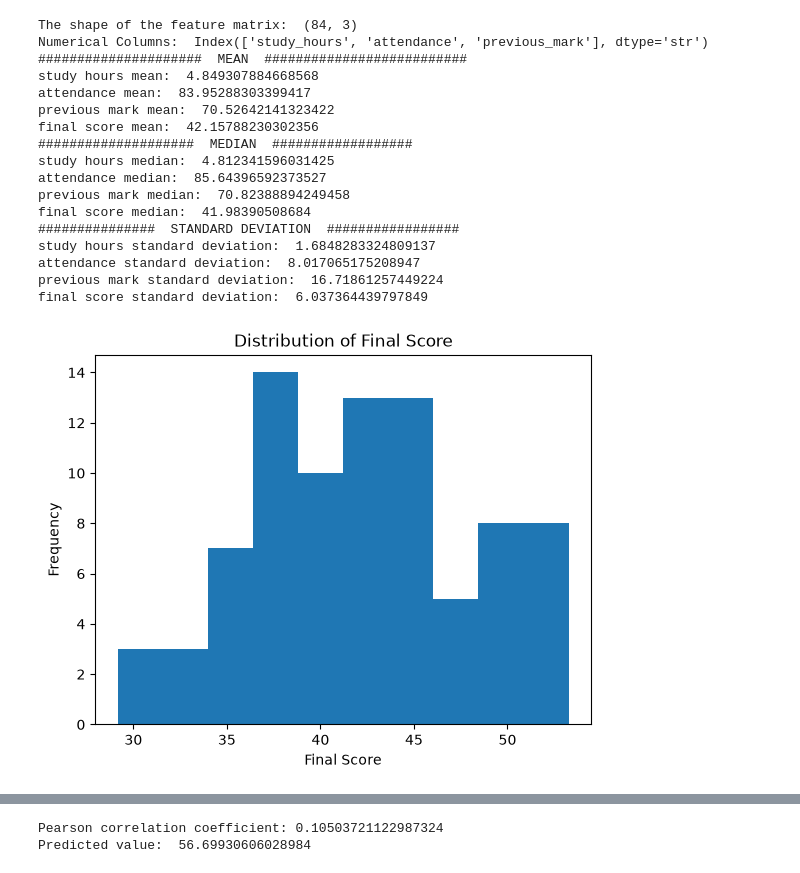
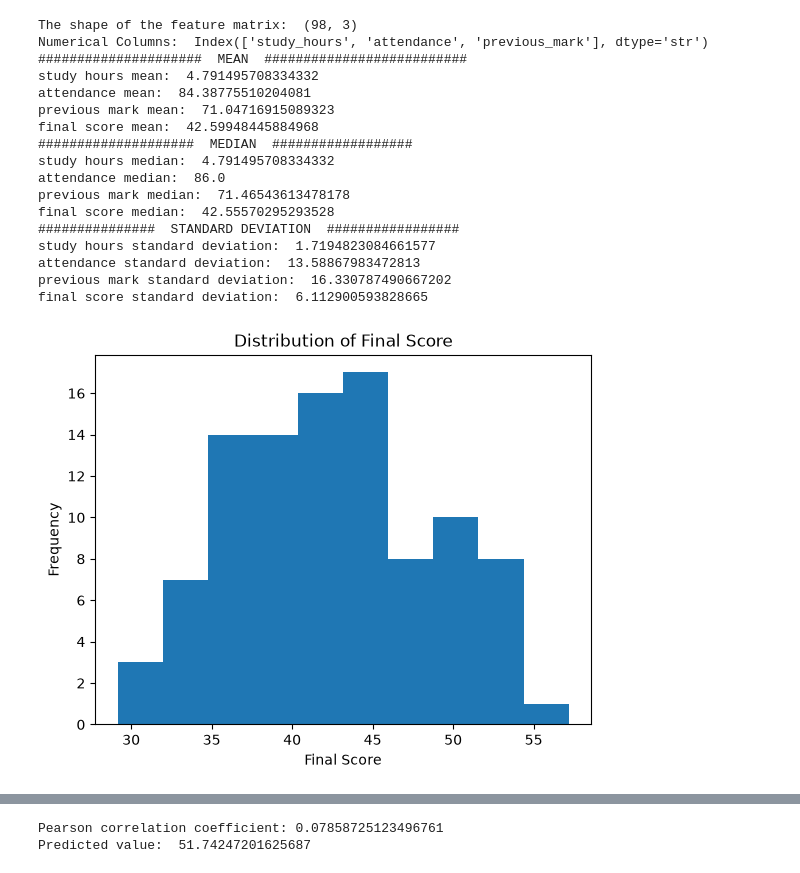
Before and after one commit to Natikdk/machine_learning_lab_1, a Jupyter notebook: Machine_Learning.ipynb, the cells around one changed output, grey strips where cells are left out. Saved outputs shown, nothing was run; the diff lists cells and outputs as text; code cells hidden in the pictures.

Commit message:
Add files via upload
Impute rather than remove rows

```diff
--- a/Machine_Learning.ipynb
+++ b/Machine_Learning.ipynb
@@ -25,19 +25,33 @@ df.loc[98, 'attendance'] = -10 # Impossible value
 # PART A Inspect and Clean
 
 # 1. Identify the outlier in study_hours (the student with 50 hours). Remove or cap this value as you see fit. Justify your choice.
-df_clean1 = df[df["study_hours"].notna()]  # cleaning begins by removing non-available values.
-df_clean2 = df_clean1[df_clean1["study_hours"] >= 0] # removes negative study hours
-# print (df_clean2["study_hours"]) # inspect for any outliers, 50 hours is an outlier
-df_clean3 = df_clean2[df_clean2["study_hours"] < 50] # removes the outlier!
-# I decided to remove rather than cap because the value is likely be an error and capping it would not be  essential
+
+df_clean1 = df[(df["study_hours"].isna()) | ((df["study_hours"] >= 0) & (df["study_hours"] < 50))].copy()
+# The above line removes any negative study hours, and the outlier while keeping the NaN values for later imputations.
+
+df_clean1["study_hours"] = df_clean1["study_hours"].fillna(df_clean1["study_hours"].mean()) # fill the not-available data with the mean
+
+# Justification:
+#             I decided to impute rather than remove because the missing values are repeated (6% of the database)
+#             and by simply removing them we may lose valuable insights.
 
 
-# cleaning other impossible values (attendance) Assuming  attendance is in percent
-df_clean = df_clean3[ (df_clean3["attendance"] >= 0) & (df_clean3["attendance"] <= 100)]
+
+# cleaning other impossible values (attendance):
+# Attendance can never be in decimal so I decided to round the values to mimick reality
+# I made this decision because the decimals were merely the result of the algorith that produced the database
+df_clean1["attendance"] = df_clean1["attendance"].round()
+
+df_clean = df_clean1
+
+# ** Another assumption is that previous marks are graded out of at least above 130
+
+
 
 # 2. What is the shape of the feature matrix? Which columns are numerical? Which column is your target variable?
+
 feature_matrix = df_clean.drop(columns = ["final_score"])
-print ("The shape of the feature matrix: ", feature_matrix.shape) # result = (84, 3) 3 features and 84 records (84 because the cleaning removed some rows)
+print ("The shape of the feature matrix: ", feature_matrix.shape) # result = (98, 3) 3 features and 98 records (98 because the cleaning removed some rows)
 print("Numerical Columns: ", feature_matrix.select_dtypes(include="number").columns) # result  = Index(['study_hours', 'attendance', 'previous_mark'], dtype='str')
 target= df_clean["final_score"] # The final colum is the target variable.
 
@@ -107,10 +121,11 @@ correlation = df_clean["study_hours"].corr(df_clean["final_score"])
 print("Pearson correlation coefficient:", correlation)
 
 # 2. Critical Thinking: If a student studies 10 hours, does the correlation
+
 # guarantee they will get a specific score? What is a potential "lurking" or
 # "confounding" variable that could explain the link between study time and scores?
 
-# Answer: No. The Pearson correlation coefficient of 0.105 indicates a very weak positive linear relationship between study hours and final scores.
+# Answer: No. The Pearson correlation coefficient of 0.07 indicates a very weak positive linear relationship between study hours and final scores.
 #  A potential confounding variable is previous academic performance, because students with higher previous marks may have a stronger understanding of the subject and achieve higher final scores regardless of their study hours.
 
 # PART E — Vectors and Dot Product
@@ -134,44 +149,44 @@ print ("Predicted value: ", y)
 #Answer:  Weights represent each feature's contribution to the prediction.
 #         The bias adds a constant to the prediction, allowing the model
 #         to predict a nonzero score when all features are zero.
 
 # PART F — Scaling
 
 # 1. Standardize study_hours and previous_mark (use (x -mean) / standard degviation).
 
 # Standardize study_hours_scaled
 df_clean["study_hours_scaled"] = (
     df_clean["study_hours"] - df_clean["study_hours"].mean()
 ) / df_clean["study_hours"].std()
 
 # Standardize previous_mark
 df_clean["previous_mark_scaled"] = (
     df_clean["previous_mark"] - df_clean["previous_mark"].mean()
 ) / df_clean["previous_mark"].std()
 
 # 2. Why would a distance-based algorithm (like K-Nearest Neighbors) fail if we
 #    didn't scale these two features? (Hint: compare the original range of
 #    study_hours vs previous_mark).
 
 # Answer: Standardization puts study_hours and previous_mark on comparable scales.
 #         Without it, KNN's distance calculations could be dominated by previous_mark, whose numerical values vary over a larger range than study hours.
 #         Scaling helps both features contribute more fairly to distance calculations.
 # %% [output]
-The shape of the feature matrix:  (84, 3)
+The shape of the feature matrix:  (98, 3)
 Numerical Columns:  Index(['study_hours', 'attendance', 'previous_mark'], dtype='str')
 #####################  MEAN  ##########################
-study hours mean:  4.849307884668568
-attendance mean:  83.95288303399417
-previous mark mean:  70.52642141323422
-final score mean:  42.15788230302356
+study hours mean:  4.791495708334332
+attendance mean:  84.38775510204081
+previous mark mean:  71.04716915089323
+final score mean:  42.59948445884968
 ####################  MEDIAN  ##################
-study hours median:  4.812341596031425
-attendance median:  85.64396592373527
-previous mark median:  70.82388894249458
-final score median:  41.98390508684
+study hours median:  4.791495708334332
+attendance median:  86.0
+previous mark median:  71.46543613478178
+final score median:  42.55570295293528
 ###############  STANDARD DEVIATION  #################
-study hours standard deviation:  1.6848283324809137
-attendance standard deviation:  8.017065175208947
-previous mark standard deviation:  16.71861257449224
-final score standard deviation:  6.037364439797849
+study hours standard deviation:  1.7194823084661577
+attendance standard deviation:  13.58867983472813
+previous mark standard deviation:  16.330787490667202
+final score standard deviation:  6.112900593828665
-[figure, old version]
+[figure, new version]
@@ -179,2 +194,2 @@ final score standard deviation:  6.037364439797849
-Pearson correlation coefficient: 0.10503721122987324
-Predicted value:  56.69930606028984
+Pearson correlation coefficient: 0.07858725123496761
+Predicted value:  51.74247201625687
```
Also changed, not shown: parts of 1 cell of this notebook.
